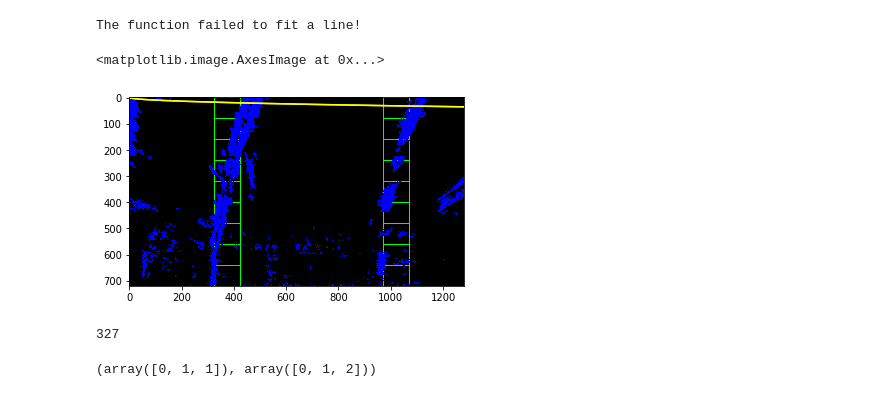
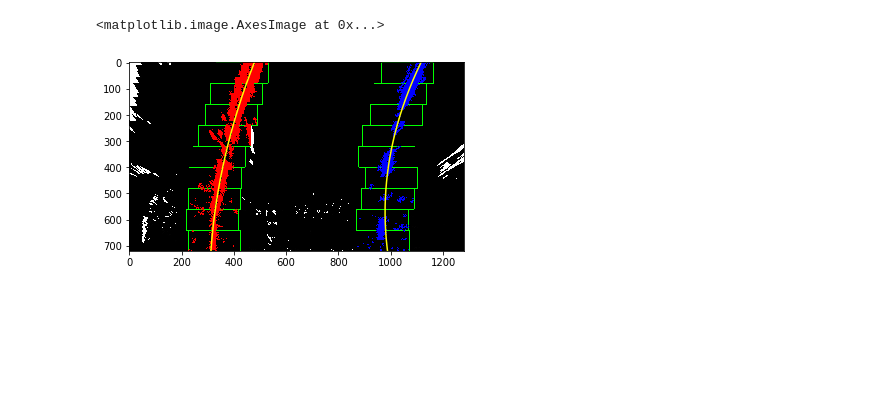
Before and after one commit to karthikbmk/SDCND, a Jupyter notebook: Advanced_CV/sliding_window.ipynb, the cells around one changed output. Cells and saved outputs as stored; diff of their text form; code cells hidden in the pictures; blank space fills up the shorter version.

```diff
--- a/Advanced_CV/sliding_window.ipynb
+++ b/Advanced_CV/sliding_window.ipynb
@@ -22,7 +22,7 @@ def find_lane_pixels(binary_warped):
     # Choose the number of sliding windows
     nwindows = 9
     # Set the width of the windows +/- margin
-    margin = 100
+    margin = 200
     # Set minimum number of pixels found to recenter window
     minpix = 50
 
@@ -40,16 +40,21 @@ def find_lane_pixels(binary_warped):
     left_lane_inds = []
     right_lane_inds = []
 
+    leftx = []
+    lefty = []
+    rightx = []
+    righty = []
+
     # Step through the windows one by one
     for window in range(nwindows):
         # Identify window boundaries in x and y (and right and left)
         win_y_low = binary_warped.shape[0] - (window+1)*window_height
         win_y_high = binary_warped.shape[0] - window*window_height
         ### TO-DO: Find the four below boundaries of the window ###
-        win_xleft_low = leftx_current
-        win_xleft_high = leftx_current + margin
-        win_xright_low = rightx_current
-        win_xright_high = rightx_current + margin
+        win_xleft_low = leftx_current - int((margin/2))
+        win_xleft_high = leftx_current + int((margin/2))
+        win_xright_low = rightx_current - int((margin/2))
+        win_xright_high = rightx_current + int((margin/2))
 
         # Draw the windows on the visualization image
         cv2.rectangle(out_img,(win_xleft_low,win_y_low),
@@ -58,30 +63,32 @@ def find_lane_pixels(binary_warped):
         (win_xright_high,win_y_high),(0,255,0), 2)
 
         ### TO-DO: Identify the nonzero pixels in x and y within the window ###
-        good_left_inds = None
-        good_right_inds = None
+        good_left_inds = []
+        good_right_inds = []
+
+
+        for x, y in zip(nonzerox, nonzeroy):
+            if x >= win_xleft_low and x < win_xleft_high and y >= win_y_low and y < win_y_high:
+                good_left_inds.append((x, y))
+                leftx.append(x)
+                lefty.append(y)
+
+            if x >= win_xright_low and x < win_xright_high and y >= win_y_low and y < win_y_high:
+                good_right_inds.append((x, y))
+                rightx.append(x)
+                righty.append(y)
+
 
         # Append these indices to the lists
         left_lane_inds.append(good_left_inds)
         right_lane_inds.append(good_right_inds)
 
-        ### TO-DO: If you found > minpix pixels, recenter next window ###
-        ### (`right` or `leftx_current`) on their mean position ###
-        pass # Remove this when you add your function
 
-    # Concatenate the arrays of indices (previously was a list of lists of pixels)
-    try:
-        left_lane_inds = np.concatenate(left_lane_inds)
-        right_lane_inds = np.concatenate(right_lane_inds)
-    except ValueError:
-        # Avoids an error if the above is not implemented fully
-        pass
+        if len(good_left_inds) > minpix:
+            leftx_current = np.int(np.mean([x for x, y in good_left_inds]))
+        if len(good_right_inds) > minpix:
+            rightx_current = np.int(np.mean([x for x, y in good_right_inds]))
 
-    # Extract left and right line pixel positions
-    leftx = nonzerox[left_lane_inds]
-    lefty = nonzeroy[left_lane_inds]
-    rightx = nonzerox[right_lane_inds]
-    righty = nonzeroy[right_lane_inds]
 
     return leftx, lefty, rightx, righty, out_img
 
@@ -91,36 +98,36 @@ def fit_polynomial(binary_warped):
     leftx, lefty, rightx, righty, out_img = find_lane_pixels(binary_warped)
 
     ### TO-DO: Fit a second order polynomial to each using `np.polyfit` ###
-    left_fit = None
-    right_fit = None
+    left_fit = np.polyfit(lefty, leftx, 2)
+    right_fit = np.polyfit(righty, rightx, 2)
+
 
     # Generate x and y values for plotting
     ploty = np.linspace(0, binary_warped.shape[0]-1, binary_warped.shape[0] )
     try:
         left_fitx = left_fit[0]*ploty**2 + left_fit[1]*ploty + left_fit[2]
         right_fitx = right_fit[0]*ploty**2 + right_fit[1]*ploty + right_fit[2]
     except TypeError:
         # Avoids an error if `left` and `right_fit` are still none or incorrect
         print('The function failed to fit a line!')
         left_fitx = 1*ploty**2 + 1*ploty
         right_fitx = 1*ploty**2 + 1*ploty
 
     ## Visualization ##
     # Colors in the left and right lane regions
     out_img[lefty, leftx] = [255, 0, 0]
     out_img[righty, rightx] = [0, 0, 255]
 
     # Plots the left and right polynomials on the lane lines
     plt.plot(left_fitx, ploty, color='yellow')
     plt.plot(right_fitx, ploty, color='yellow')
 
     return out_img
 
 
 out_img = fit_polynomial(binary_warped)
 
 plt.imshow(out_img)
 # %% [output]
-The function failed to fit a line!
+<matplotlib.image.AxesImage at 0x...>
-<matplotlib.image.AxesImage at 0x...>
-[figure, old version]
+[figure, new version]
@@ -131,11 +133,0 @@ midpoint = int(histogram.shape[0]/2)
-# %%
-np.argmax(histogram[:midpoint])
-# %% [output]
-327
-# %%
-tmp  = np.array([[1,0,0],[0,0.5,2],[0,0,0]])
-tmp
-
-print (tmp.nonzero())
-# %% [output]
-(array([0, 1, 1]), array([0, 1, 2]))
```
Also changed, not shown: parts of 4 cells of this notebook.
